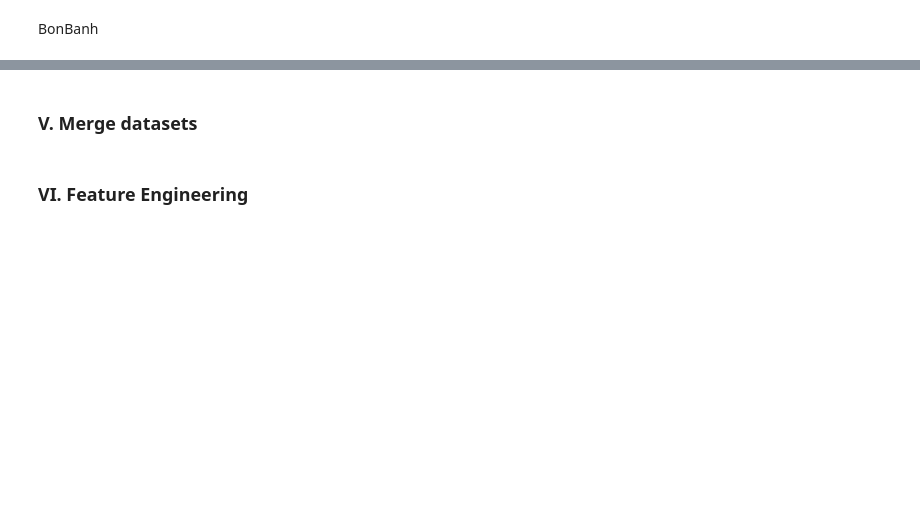
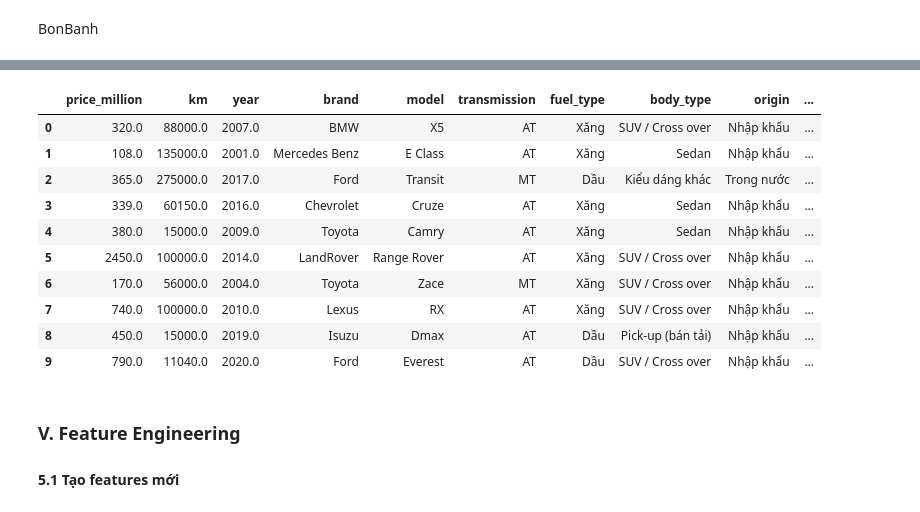
Before and after one commit to HieuMagic/DS_Predictor, a Jupyter notebook: notebooks/02_data_preprocessing.ipynb, the cells around one changed output, grey strips where cells are left out. Cells and saved outputs as stored; diff of their text form; code cells hidden in the pictures; blank space fills up the shorter version.

```diff
--- a/notebooks/02_data_preprocessing.ipynb
+++ b/notebooks/02_data_preprocessing.ipynb
@@ -746,0 +1354,24 @@ df_bonbanh[STANDARDIZED_COLS].head()
+# %%
+# Định nghĩa danh sách các hãng có nhà máy lắp ráp/sản xuất tại Việt Nam
+# Nguồn: thông tin từ các nhà máy ô tô tại VN (Toyota VN, Honda VN, Ford VN, etc.)
+VN_BRANDS = [
+    'Toyota',
+    'Honda',
+    'Mazda',
+    'Ford',
+    'Hyundai',
+    'Kia',
+    'Mitsubishi',
+    'Suzuki',
+    'Isuzu',
+    'Thaco',
+    'VinFast',
+]
+
+# Tạo lookup dict: hãng VN -> "Trong nước", còn lại -> "Nhập khẩu"
+ORIGIN_LOOKUP = {brand: 'Trong nước' for brand in VN_BRANDS}
+# %%
+sample_missing = df[df['origin'].isna()][['brand', 'model', 'origin']].head(10)
+df = impute_by_lookup(df, 'origin', 'brand', ORIGIN_LOOKUP, fallback='Nhập khẩu')
+print("\nSample dữ liệu SAU khi impute:")
+df.loc[sample_missing.index, ['brand', 'model', 'origin']]
@@ -746,0 +1442,19 @@ df_bonbanh[STANDARDIZED_COLS].head()
+# %%
+sample_missing = df[df['year'].isna()][['brand', 'model', 'year']].head(10)
+
+year_missing_before = df['year'].isna().sum()
+overall_year_median = df['year'].median()
+year_by_brand_model = df.groupby(['brand', 'model'])['year'].median().to_dict()
+
+def get_year(row):
+    if pd.isna(row['year']):
+        key = (row['brand'], row['model'])
+        val = year_by_brand_model.get(key)
+        return val if pd.notna(val) else overall_year_median
+    return row['year']
+
+df['year'] = df.apply(get_year, axis=1)
+year_missing_after = df['year'].isna().sum()
+
+print("\nSample dữ liệu SAU khi impute:")
+df.loc[sample_missing.index, ['brand', 'model', 'year']]
@@ -747,4 +1530,18 @@ df_bonbanh[STANDARDIZED_COLS].head()
+# %%
+df.head(10)
+# %% [output]
+|  | price_million | km | year | brand | model | transmission | fuel_type | body_type | origin | ... |
+| 0 | 320.0 | 88000.0 | 2007.0 | BMW | X5 | AT | Xăng | SUV / Cross over | Nhập khẩu | ... |
+| 1 | 108.0 | 135000.0 | 2001.0 | Mercedes Benz | E Class | AT | Xăng | Sedan | Nhập khẩu | ... |
+| 2 | 365.0 | 275000.0 | 2017.0 | Ford | Transit | MT | Dầu | Kiểu dáng khác | Trong nước | ... |
+| 3 | 339.0 | 60150.0 | 2016.0 | Chevrolet | Cruze | AT | Xăng | Sedan | Nhập khẩu | ... |
+| 4 | 380.0 | 15000.0 | 2009.0 | Toyota | Camry | AT | Xăng | Sedan | Nhập khẩu | ... |
+| 5 | 2450.0 | 100000.0 | 2014.0 | LandRover | Range Rover | AT | Xăng | SUV / Cross over | Nhập khẩu | ... |
+| 6 | 170.0 | 56000.0 | 2004.0 | Toyota | Zace | MT | Xăng | SUV / Cross over | Nhập khẩu | ... |
+| 7 | 740.0 | 100000.0 | 2010.0 | Lexus | RX | AT | Xăng | SUV / Cross over | Nhập khẩu | ... |
+| 8 | 450.0 | 15000.0 | 2019.0 | Isuzu | Dmax | AT | Dầu | Pick-up (bán tải) | Nhập khẩu | ... |
+| 9 | 790.0 | 11040.0 | 2020.0 | Ford | Everest | AT | Dầu | SUV / Cross over | Nhập khẩu | ... |
 # %% [markdown]
-### V. Merge datasets
+### V. Feature Engineering
+
+#### 5.1 Tạo features mới
-# %% [markdown]
-### VI. Feature Engineering
```
Also changed, not shown: parts of 76 cells of this notebook.
